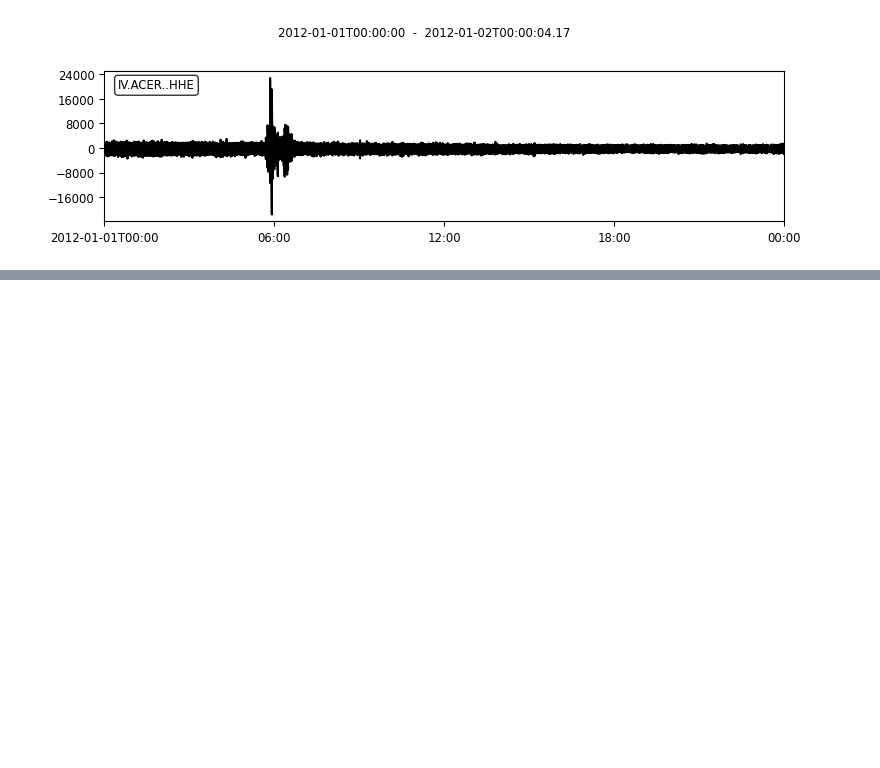
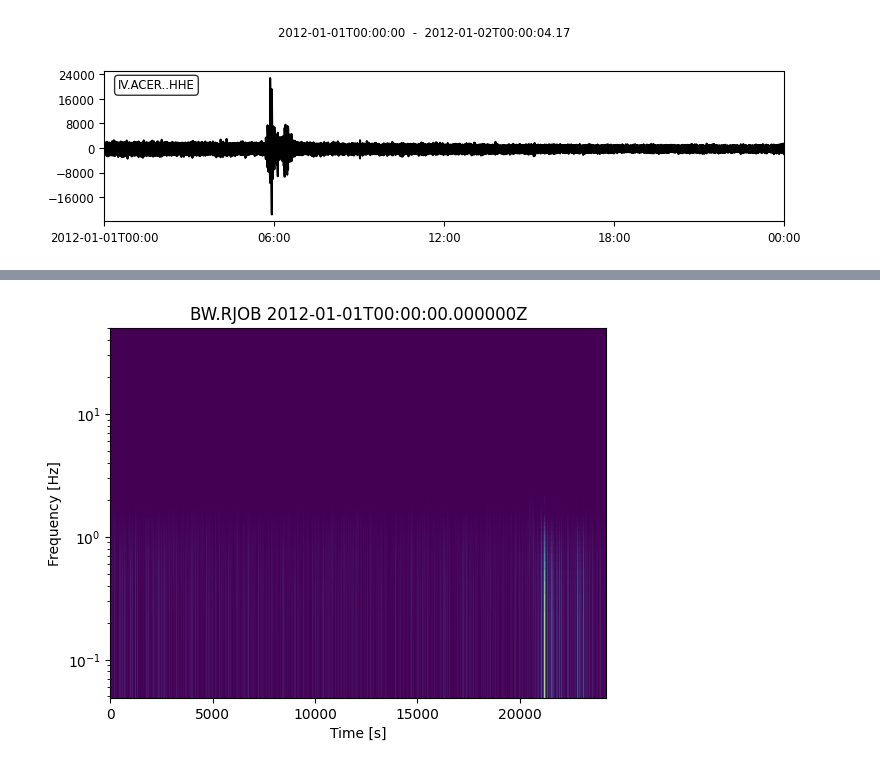
Before and after one commit to Andreaorfino/EPOS-ICSC-Jupyter_request, a Jupyter notebook: EPOS_request.ipynb, the cells around one changed output, grey strips where cells are left out. Saved outputs shown, nothing was run; the diff lists cells and outputs as text; code cells hidden in the pictures; blank space fills up the shorter version.

```diff
--- a/EPOS_request.ipynb
+++ b/EPOS_request.ipynb
@@ -151,0 +224,11 @@ st.plot()
+# %%
+
+tr = st[0]
+
+#stPlot.append(st[0].copy())
+
+#print(stPlot)
+# stPlot.plot(size=(800, 600))
+tr.spectrogram(log=True, title='BW.RJOB ' + str(st[0].stats.starttime))
+# %% [output]
+[figure, added]
```
Also changed, not shown: parts of 19 cells of this notebook, 1 other file.
